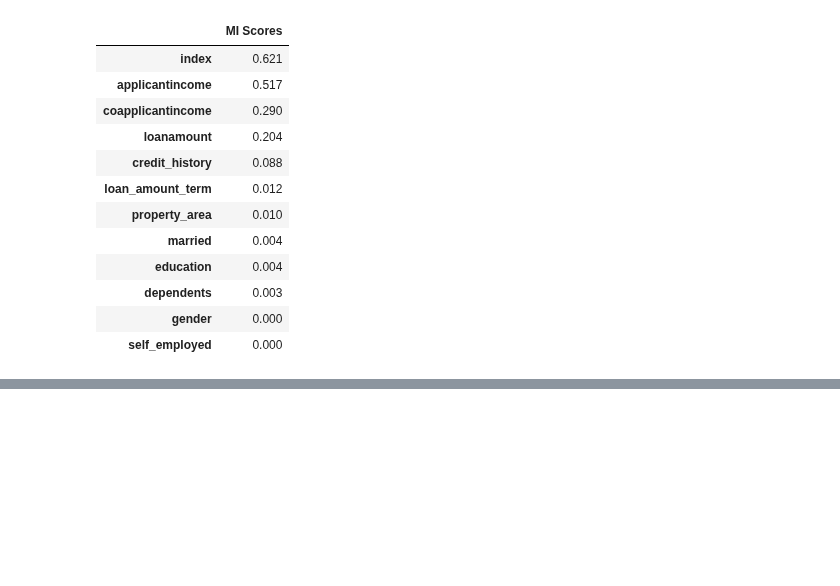
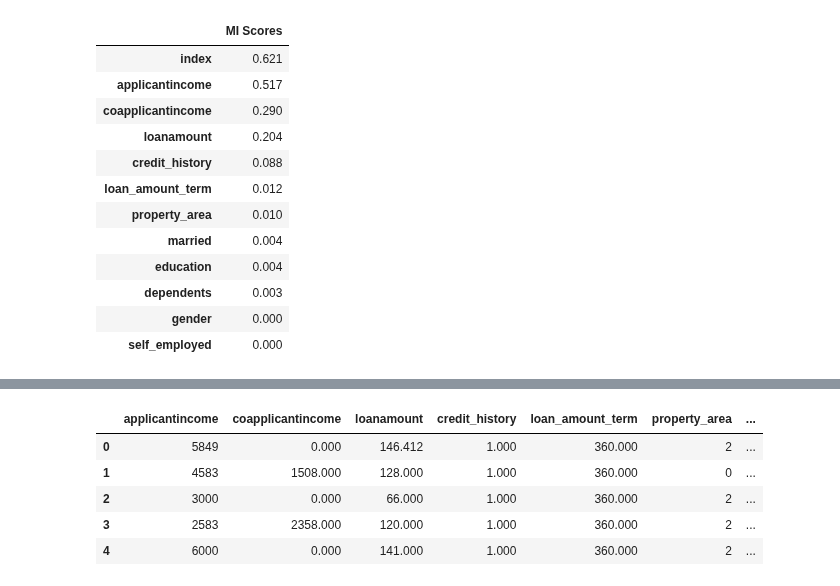
Before and after one commit to masete/Home-Loan-Approval, a Jupyter notebook: homeapproval.ipynb, the cells around one changed output, grey strips where cells are left out. Cells and saved outputs as stored; diff of their text form; code cells hidden in the pictures; blank space fills up the shorter version.

```diff
--- a/homeapproval.ipynb
+++ b/homeapproval.ipynb
@@ -1206,0 +1246,9 @@ mi_scores.to_frame()
+# %%
+X_features.head()
+# %% [output]
+|  | applicantincome | coapplicantincome | loanamount | credit_history | loan_amount_term | property_area | ... |
+| 0 | 5849 | 0.000 | 146.412 | 1.000 | 360.000 | 2 | ... |
+| 1 | 4583 | 1508.000 | 128.000 | 1.000 | 360.000 | 0 | ... |
+| 2 | 3000 | 0.000 | 66.000 | 1.000 | 360.000 | 2 | ... |
+| 3 | 2583 | 2358.000 | 120.000 | 1.000 | 360.000 | 2 | ... |
+| 4 | 6000 | 0.000 | 141.000 | 1.000 | 360.000 | 2 | ... |
```
Also changed, not shown: parts of 4 cells of this notebook.
